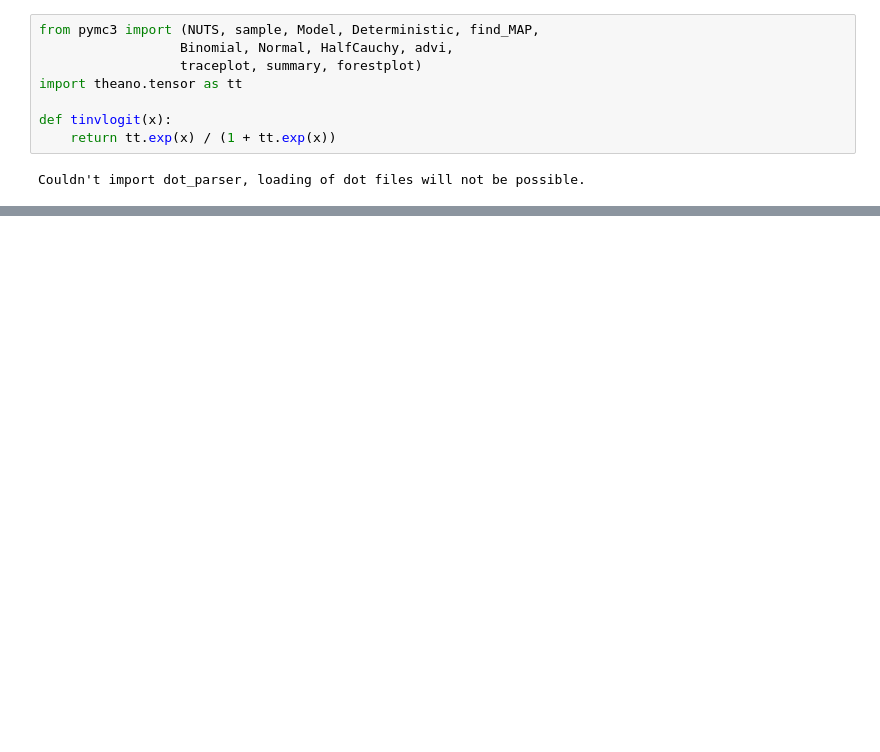
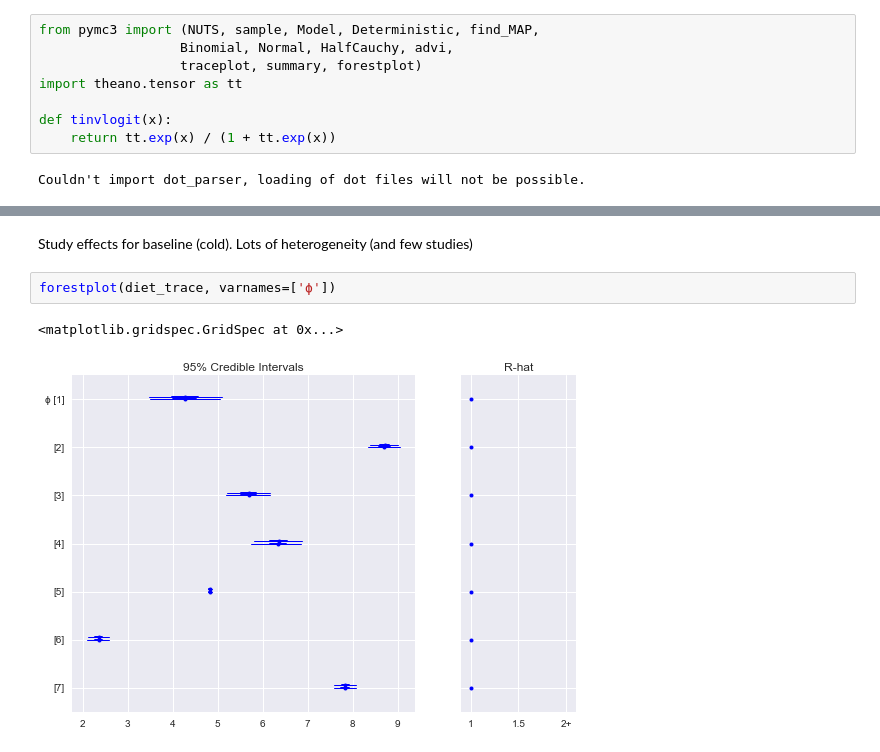
Before and after one commit to VanderbiltPopHealthSci/tonsillectomy_MA, a Jupyter notebook: Tonsillectomy KQ3-4 MA.ipynb, the cells around one changed output, grey strips where cells are left out. Drawn from its saved outputs; the diff is of its cells as text; blank space fills up the shorter version.

```diff
--- a/Tonsillectomy KQ3-4 MA.ipynb
+++ b/Tonsillectomy KQ3-4 MA.ipynb
@@ -287,0 +368,7 @@ Couldn't import dot_parser, loading of dot files will not be possible.
+# %% [markdown]
+Study effects for baseline (cold). Lots of heterogeneity (and few studies)
+# %%
+forestplot(diet_trace, varnames=['ϕ'])
+# %% [output]
+<matplotlib.gridspec.GridSpec at 0x...>
+[figure, added]
```
Also changed, not shown: parts of 22 cells of this notebook.
